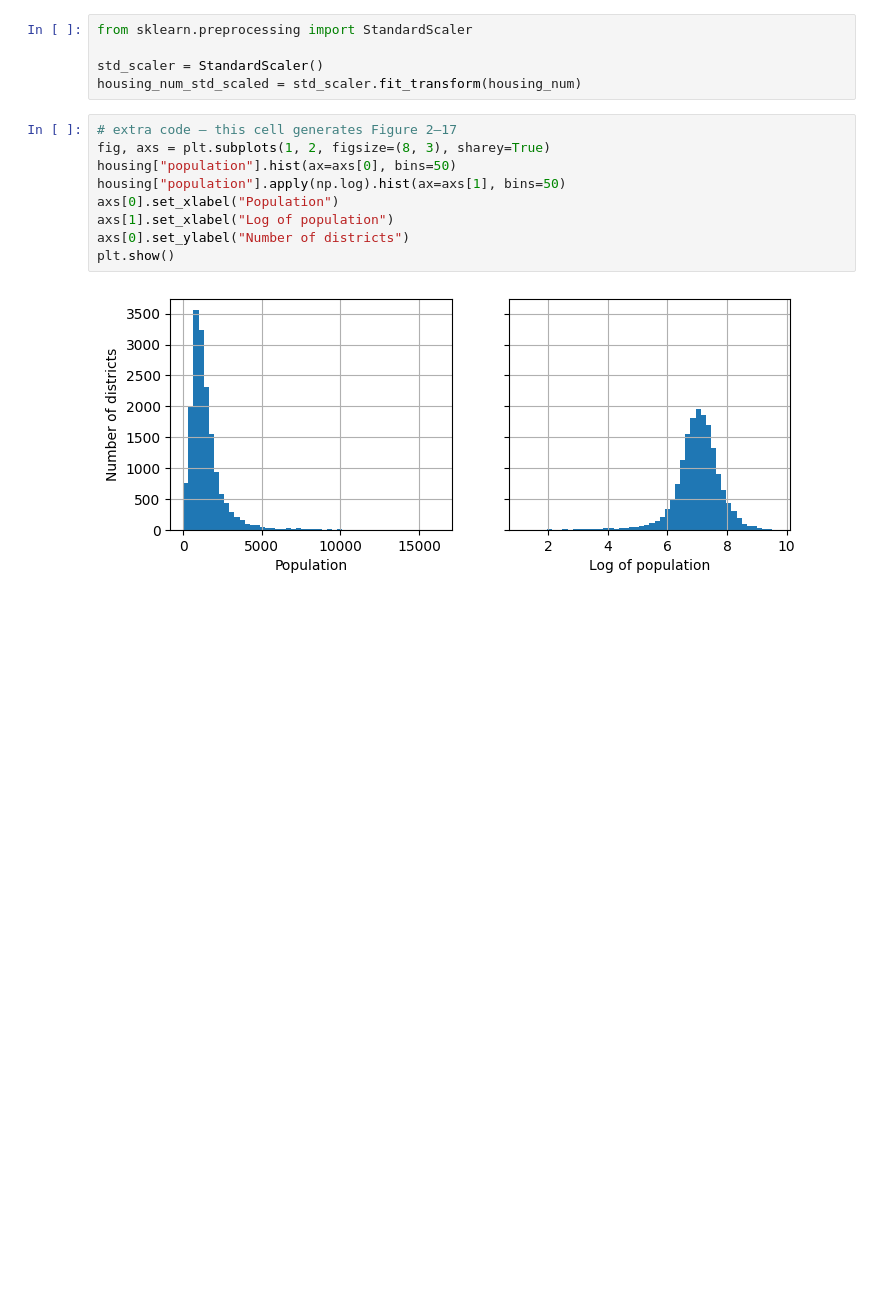
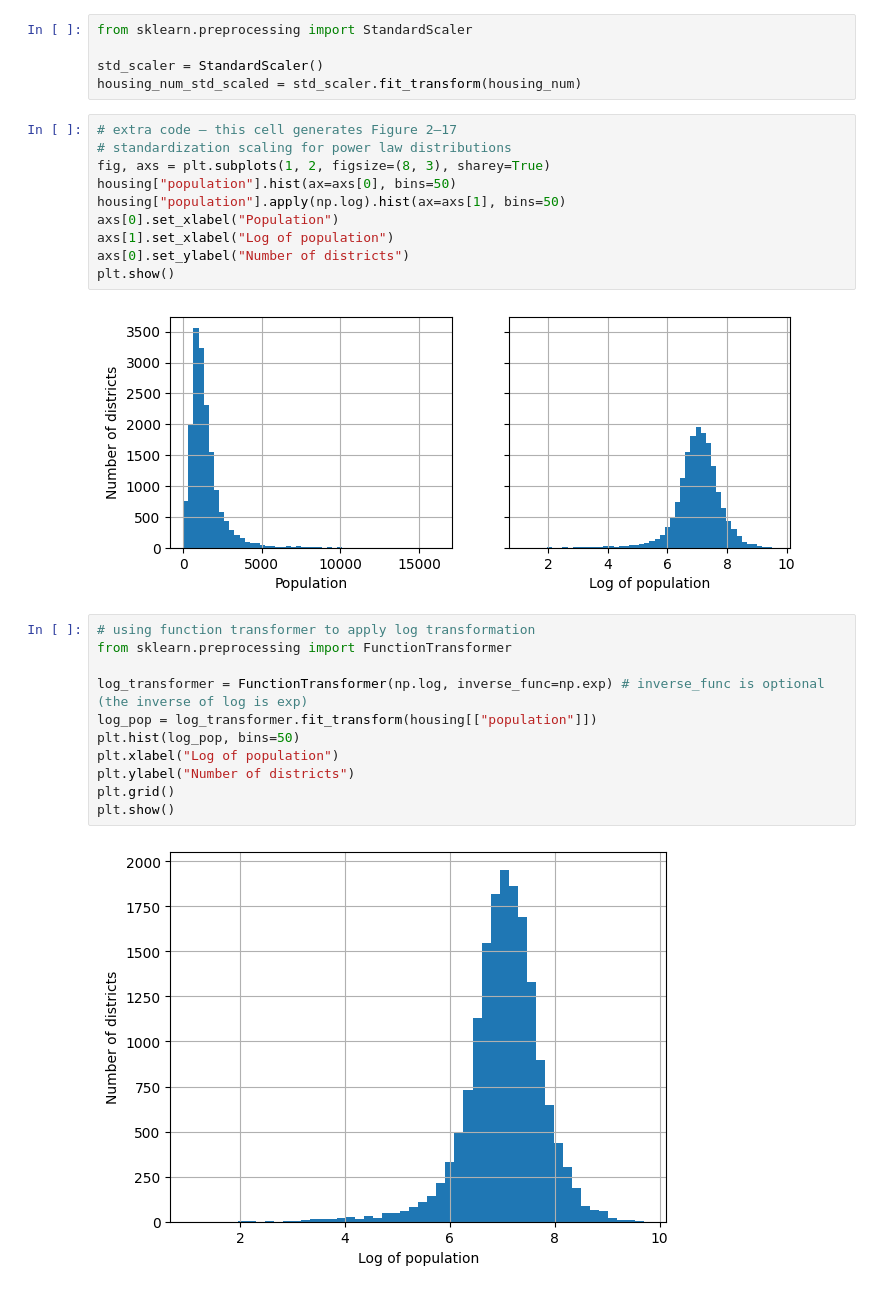
Before and after one commit to KORINZ/machine-learning-notebooks, a Jupyter notebook: 02_end_to_end_machine_learning_project.ipynb, the cells around one changed output. Cells and saved outputs as stored; diff of their text form; blank space fills up the shorter version.

```diff
--- a/02_end_to_end_machine_learning_project.ipynb
+++ b/02_end_to_end_machine_learning_project.ipynb
@@ -259,6 +259,7 @@ std_scaler = StandardScaler()
 housing_num_std_scaled = std_scaler.fit_transform(housing_num)
 # %%
 # extra code – this cell generates Figure 2–17
+# standardization scaling for power law distributions
 fig, axs = plt.subplots(1, 2, figsize=(8, 3), sharey=True)
 housing["population"].hist(ax=axs[0], bins=50)
 housing["population"].apply(np.log).hist(ax=axs[1], bins=50)
@@ -268,3 +269,16 @@ axs[0].set_ylabel("Number of districts")
 plt.show()
 # %% [output]
 [figure]
+# %%
+# using function transformer to apply log transformation
+from sklearn.preprocessing import FunctionTransformer
+
+log_transformer = FunctionTransformer(np.log, inverse_func=np.exp) # inverse_func is optional (the inverse of log is exp)
+log_pop = log_transformer.fit_transform(housing[["population"]])
+plt.hist(log_pop, bins=50)
+plt.xlabel("Log of population")
+plt.ylabel("Number of districts")
+plt.grid()
+plt.show()
+# %% [output]
+[figure, added]
```
Also changed, not shown: parts of 10 cells of this notebook.
